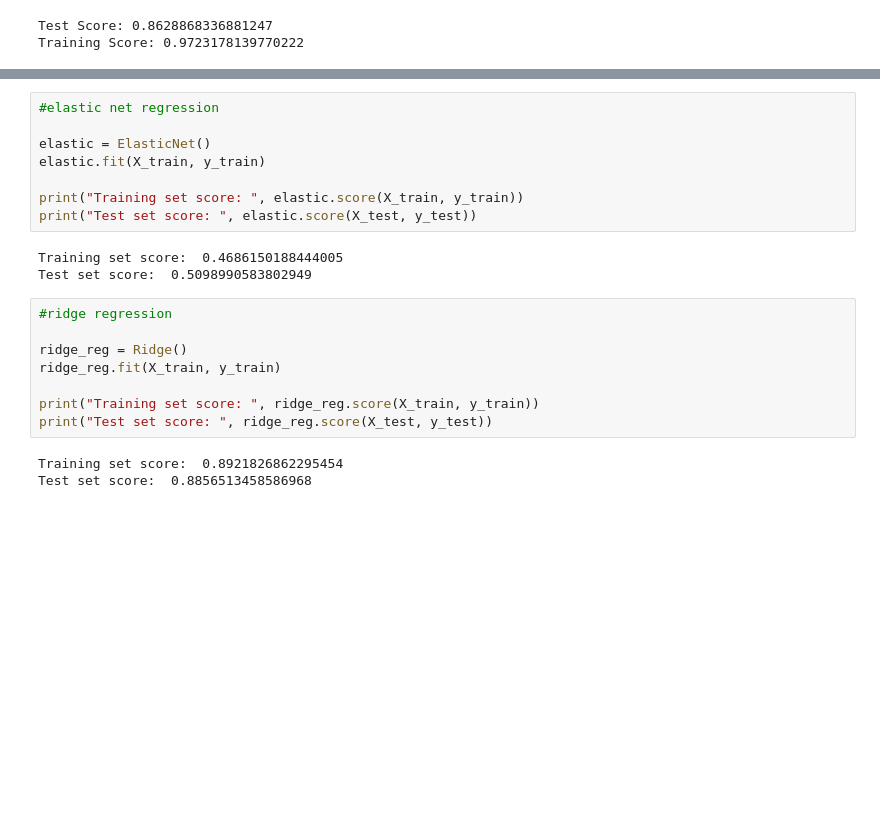
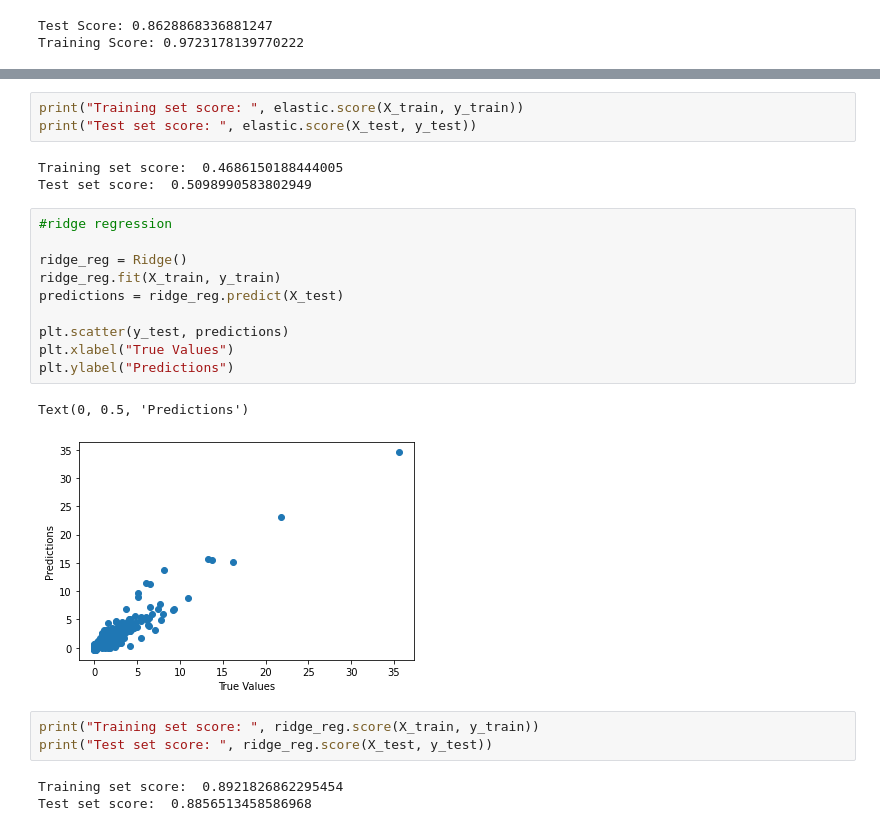
Before and after one commit to sean-neary/Project-submission, a Jupyter notebook: Poster_code.ipynb, the cells around one changed output, grey strips where cells are left out. Drawn from its saved outputs; the diff is of its cells as text; blank space fills up the shorter version.

```diff
--- a/Poster_code.ipynb
+++ b/Poster_code.ipynb
@@ -146,20 +183,23 @@ Test set score:  0.8628868336881247
 # %%
-#elastic net regression
-
-elastic = ElasticNet()
-elastic.fit(X_train, y_train)
-
 print("Training set score: ", elastic.score(X_train, y_train))
 print("Test set score: ", elastic.score(X_test, y_test))
 # %% [output]
 Training set score:  0.4686150188444005
 Test set score:  0.5098990583802949
+# %%
+#ridge regression
+
+ridge_reg = Ridge()
+ridge_reg.fit(X_train, y_train)
+predictions = ridge_reg.predict(X_test)
+
+plt.scatter(y_test, predictions)
+plt.xlabel("True Values")
+plt.ylabel("Predictions")
+# %% [output]
+Text(0, 0.5, 'Predictions')
+[figure, added]
 # %%
-#ridge regression
-
-ridge_reg = Ridge()
-ridge_reg.fit(X_train, y_train)
-
 print("Training set score: ", ridge_reg.score(X_train, y_train))
 print("Test set score: ", ridge_reg.score(X_test, y_test))
 # %% [output]
```
Also changed, not shown: parts of 9 cells of this notebook.
